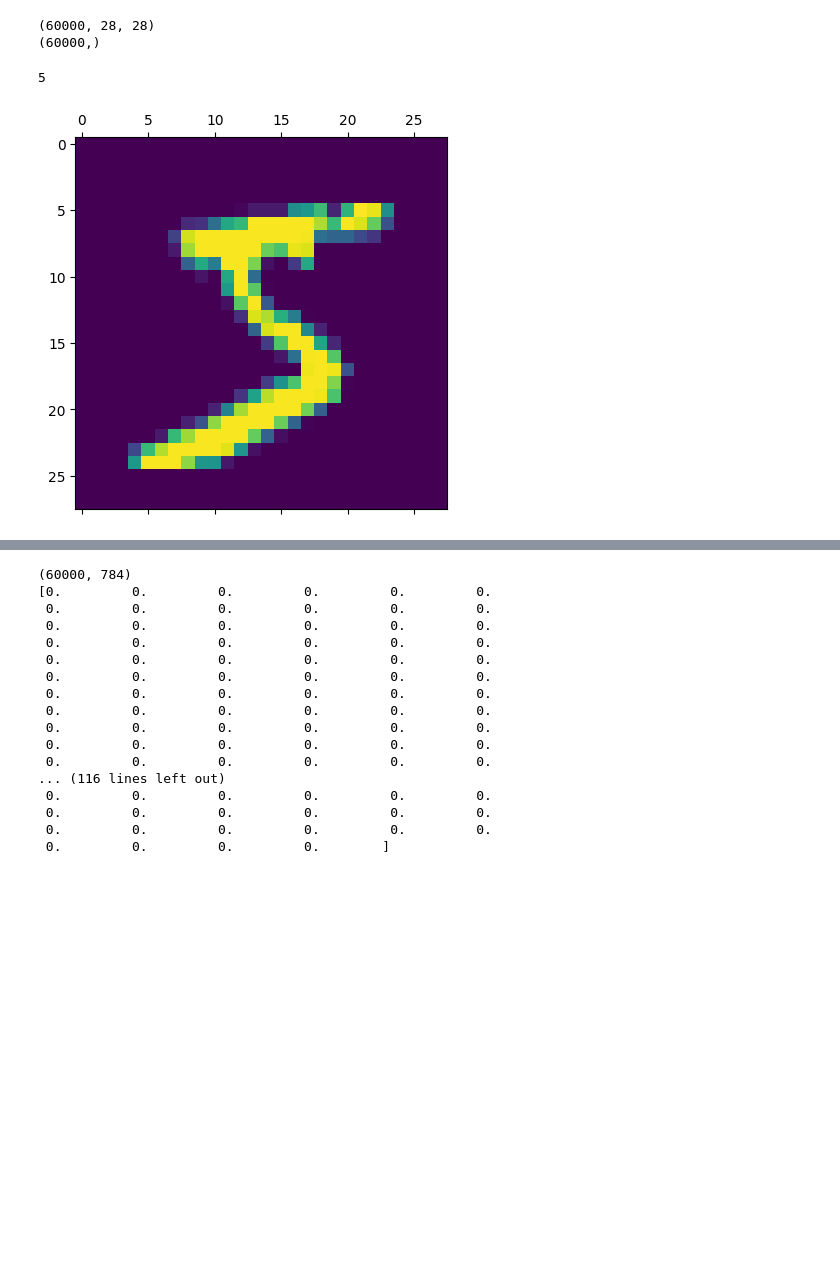
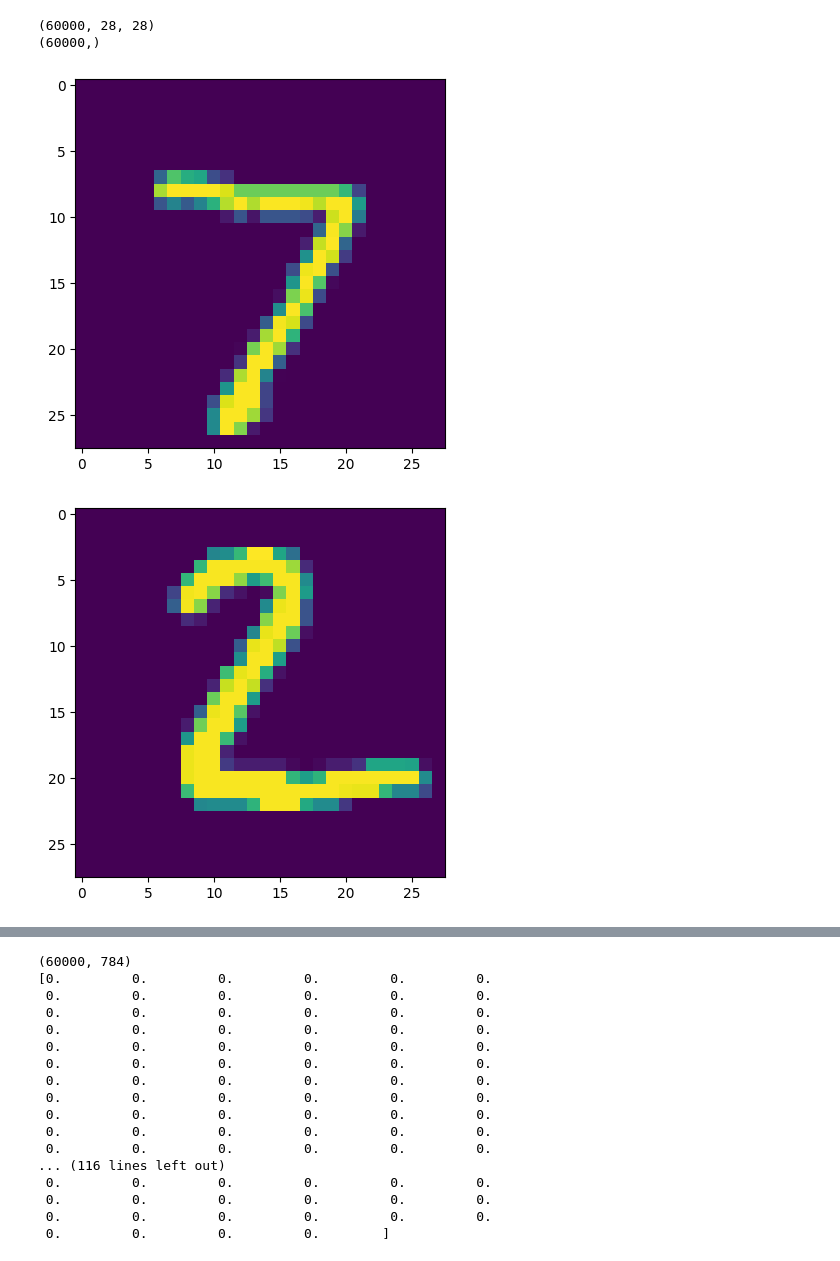
Before and after one commit to SamS709/machine_learning, a Jupyter notebook: dl_tf_keras/digitRecognition.ipynb, the cells around one changed output, grey strips where cells are left out. Saved outputs shown, nothing was run; the diff lists cells and outputs as text; code cells hidden in the pictures; blank space fills up the shorter version.

```diff
--- a/dl_tf_keras/digitRecognition.ipynb
+++ b/dl_tf_keras/digitRecognition.ipynb
@@ -15,9 +15,11 @@ print(y_train.shape)
 # %% [output]
 (60000, 28, 28)
 (60000,)
-# %%
-plt.matshow(X_train[0])
-print(y_train[0])
-# %% [output]
-5
-[figure, removed]
+# %%
+for i in range(5):
+    plt.figure()
+    plt.imshow(X_test[i])
+plt.show()
+# %% [output]
+[figure, added]
+[figure, added]
```
Also changed, not shown: parts of 3 cells of this notebook, 6 other files.
